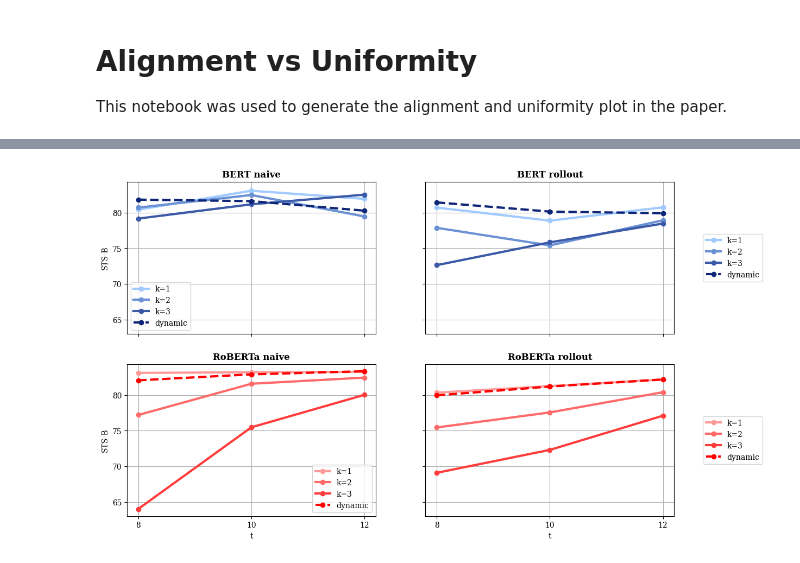
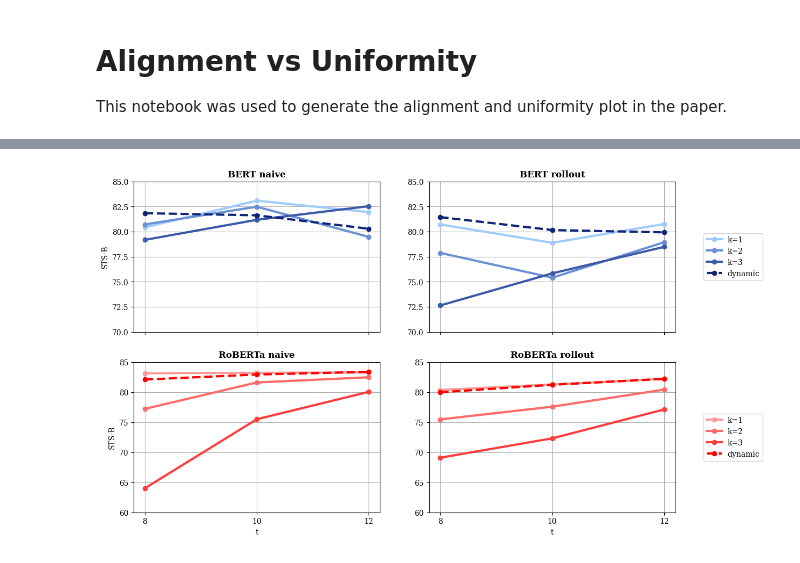
Before and after one commit to fstermann/attention-driven-dropout, a Jupyter notebook: notebooks/figures.ipynb, the cells around one changed output, grey strips where cells are left out. Drawn from its saved outputs; the diff is of its cells as text; code cells hidden in the pictures.

Commit message:
Fix figure notebook

```diff
--- a/notebooks/figures.ipynb
+++ b/notebooks/figures.ipynb
@@ -144,7 +143,7 @@ colors = {
 }
 
 # Create figure with 2 grids
-fig, axs = plt.subplots(2, 2, figsize=(13, 8), sharex=True, sharey=True)
+fig, axs = plt.subplots(2, 2, figsize=(13, 8), sharex=True, sharey=False)
 
 for ix, model in enumerate(["BERT", "RoBERTa"]):
     k = [k[1] for k in values.keys() if k[0] == model]
@@ -168,33 +167,36 @@ for ix, model in enumerate(["BERT", "RoBERTa"]):
             rollout[min(idx) : max(idx) + 1],
             label=f"k={i}" if i != "D" else "dynamic",
             color=color,
             linewidth=3,
             linestyle="-" if i != "D" else "--",
             marker="o",
         )
 
     for iy, agg in enumerate(["naive", "rollout"]):
         axs[ix, iy].set_xticks([8, 10, 12])
-        axs[ix, iy].set_yticks([60, 65, 70, 75, 80, 85, 90])
         axs[ix, iy].set_ylim(min(naive + rollout) - 1, max(naive + rollout) + 1)
         axs[ix, iy].set_title(f"{model} {agg}", fontweight="bold")
         axs[ix, iy].grid(True)
-        axs[ix, iy].legend()
+        # axs[ix, iy].legend()
 
     box = axs[ix, 0].get_position()
     axs[ix, 0].set_position([box.x0, box.y0, box.width * 1, box.height])
 
     box = axs[ix, 1].get_position()
     axs[ix, 1].set_position([box.x0, box.y0, box.width * 1, box.height])
 
     # Move legend to right side
     axs[ix, 1].legend(loc="center left", bbox_to_anchor=(1.1, 0.5))
 
 axs[1, 0].set_xlabel("t")
 axs[1, 1].set_xlabel("t")
 axs[0, 0].set_ylabel("STS-B")
 axs[1, 0].set_ylabel("STS-B")
+axs[0, 0].set_yticks([70, 72.5, 75, 77.5, 80, 82.5, 85])
+axs[0, 1].set_yticks([70, 72.5, 75, 77.5, 80, 82.5, 85])
+axs[1, 0].set_yticks(range(60, 90, 5))
+axs[1, 1].set_yticks(range(60, 90, 5))
 
 plt.savefig("../figures/static_vs_dynamic_all.pdf", dpi=300, bbox_inches="tight")
 # %% [output]
-[figure, old version]
+[figure, new version]
```
Also changed, not shown: parts of 1 cell of this notebook.
